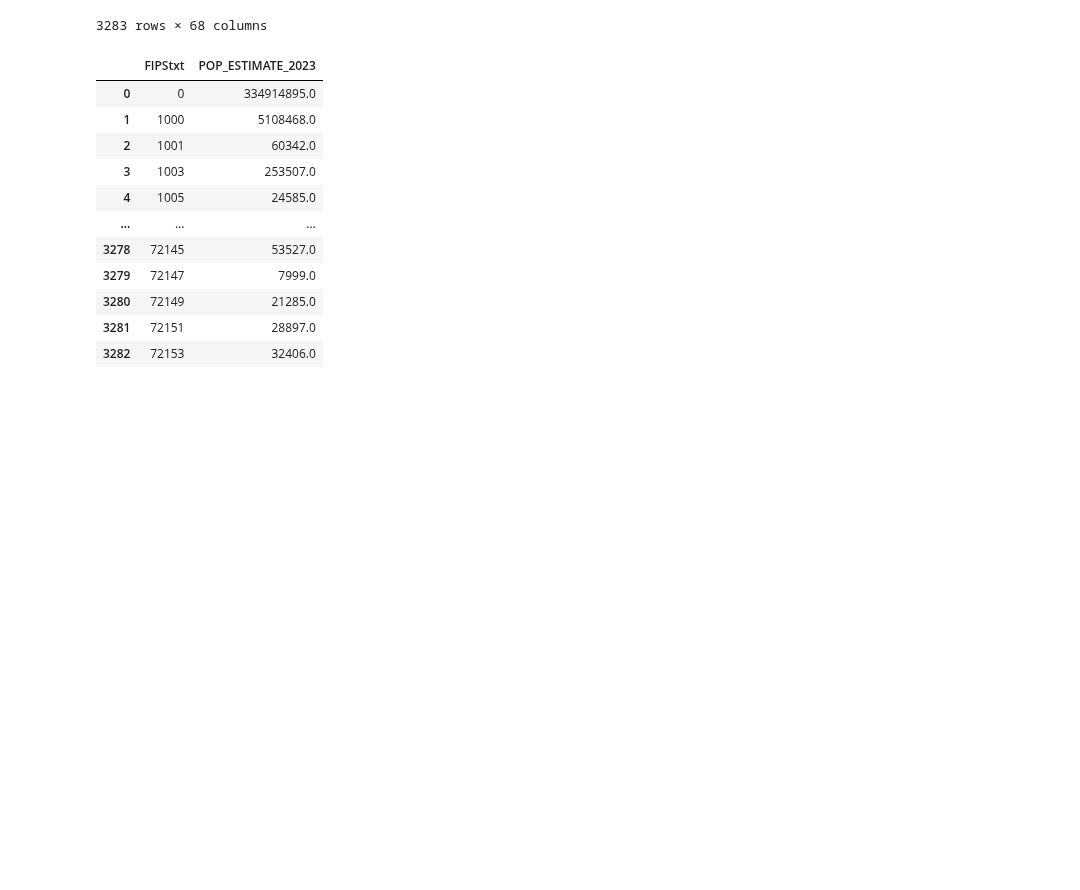
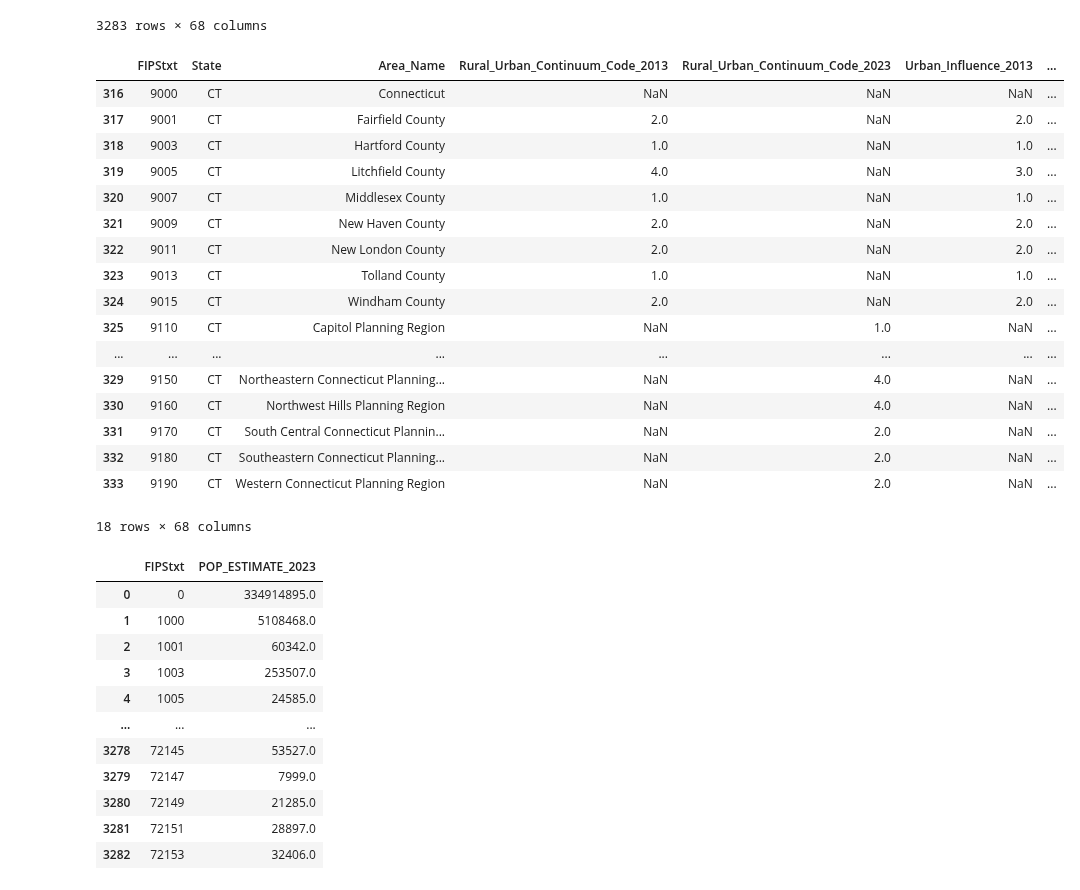
Before and after one commit to gmelmed/gmelmed.github.io, a Jupyter notebook: final_project/zillow_data_cleaning.ipynb, the cells around one changed output. Cells and saved outputs as stored; diff of their text form; code cells hidden in the pictures; blank space fills up the shorter version.

```diff
--- a/final_project/zillow_data_cleaning.ipynb
+++ b/final_project/zillow_data_cleaning.ipynb
@@ -492,6 +518,27 @@ pop_est
 | 3281 | 72151 | PR | Yabucoa Municipio | 1.0 | 1.0 | 1.0 | ... |
 | 3282 | 72153 | PR | Yauco Municipio | 2.0 | 2.0 | 2.0 | ... |
 3283 rows × 68 columns
+# %%
+pop_est[pop_est['State'] == 'CT']
+# %% [output]
+|  | FIPStxt | State | Area_Name | Rural_Urban_Continuum_Code_2013 | Rural_Urban_Continuum_Code_2023 | Urban_Influence_2013 | ... |
+| 316 | 9000 | CT | Connecticut | NaN | NaN | NaN | ... |
+| 317 | 9001 | CT | Fairfield County | 2.0 | NaN | 2.0 | ... |
+| 318 | 9003 | CT | Hartford County | 1.0 | NaN | 1.0 | ... |
+| 319 | 9005 | CT | Litchfield County | 4.0 | NaN | 3.0 | ... |
+| 320 | 9007 | CT | Middlesex County | 1.0 | NaN | 1.0 | ... |
+| 321 | 9009 | CT | New Haven County | 2.0 | NaN | 2.0 | ... |
+| 322 | 9011 | CT | New London County | 2.0 | NaN | 2.0 | ... |
+| 323 | 9013 | CT | Tolland County | 1.0 | NaN | 1.0 | ... |
+| 324 | 9015 | CT | Windham County | 2.0 | NaN | 2.0 | ... |
+| 325 | 9110 | CT | Capitol Planning Region | NaN | 1.0 | NaN | ... |
+| ... | ... | ... | ... | ... | ... | ... | ... |
+| 329 | 9150 | CT | Northeastern Connecticut Planning... | NaN | 4.0 | NaN | ... |
+| 330 | 9160 | CT | Northwest Hills Planning Region | NaN | 4.0 | NaN | ... |
+| 331 | 9170 | CT | South Central Connecticut Plannin... | NaN | 2.0 | NaN | ... |
+| 332 | 9180 | CT | Southeastern Connecticut Planning... | NaN | 2.0 | NaN | ... |
+| 333 | 9190 | CT | Western Connecticut Planning Region | NaN | 2.0 | NaN | ... |
+18 rows × 68 columns
 # %%
 pop_2023 = pop_est[['FIPStxt', 'POP_ESTIMATE_2023']]
 pop_2023
```
Also changed, not shown: parts of 3 cells of this notebook.
